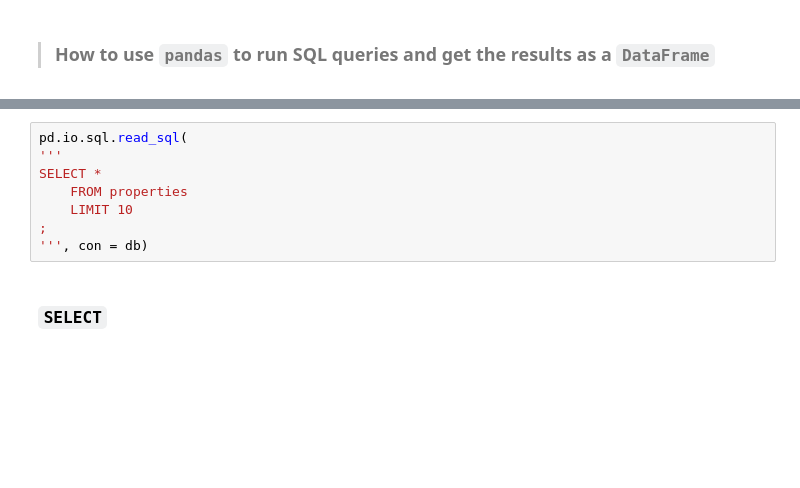
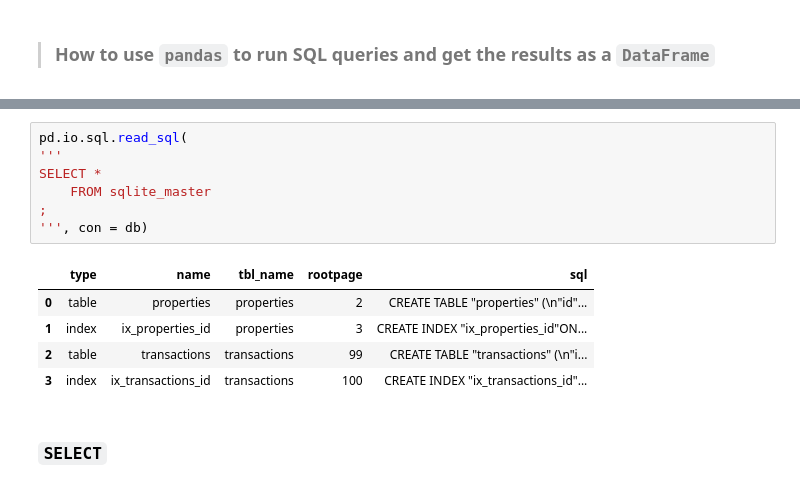
Before and after one commit to sthakuri/DS-SF-36, a Jupyter notebook: classes/04/notebooks/codealong-04-part-a-rdbms-databases-and-sqlite-starter-code.ipynb, the cells around one changed output, grey strips where cells are left out. Cells and saved outputs as stored; diff of their text form; blank space fills up the shorter version.

```diff
--- a/classes/04/notebooks/codealong-04-part-a-rdbms-databases-and-sqlite-starter-code.ipynb
+++ b/classes/04/notebooks/codealong-04-part-a-rdbms-databases-and-sqlite-starter-code.ipynb
@@ -20,11 +42,16 @@ db = sqlite3.connect(os.path.join('..', 'datasets', 'dataset-04-zillow.db'))
 # %%
 pd.io.sql.read_sql(
 '''
 SELECT *
-    FROM properties
-    LIMIT 10
+    FROM sqlite_master
 ;
 ''', con = db)
+# %% [output]
+|  | type | name | tbl_name | rootpage | sql |
+| 0 | table | properties | properties | 2 | CREATE TABLE "properties" (\n"id"... |
+| 1 | index | ix_properties_id | properties | 3 | CREATE INDEX "ix_properties_id"ON... |
+| 2 | table | transactions | transactions | 99 | CREATE TABLE "transactions" (\n"i... |
+| 3 | index | ix_transactions_id | transactions | 100 | CREATE INDEX "ix_transactions_id"... |
 # %% [markdown]
 ### `SELECT`
 # %%
```
Also changed, not shown: parts of 16 cells of this notebook.
